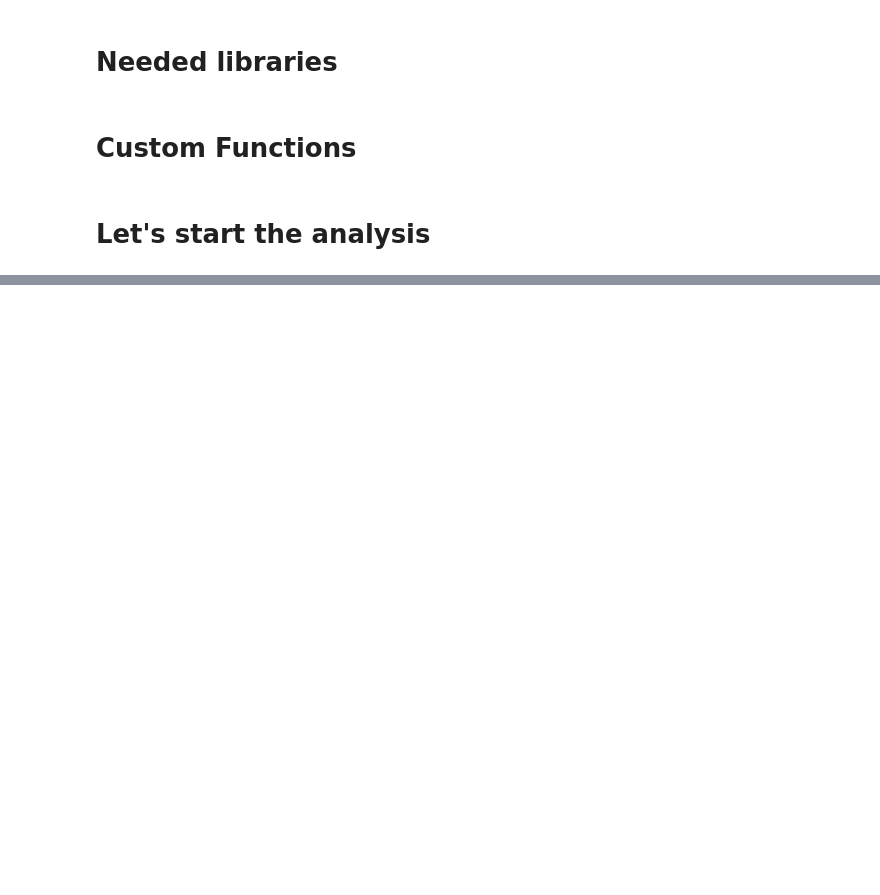
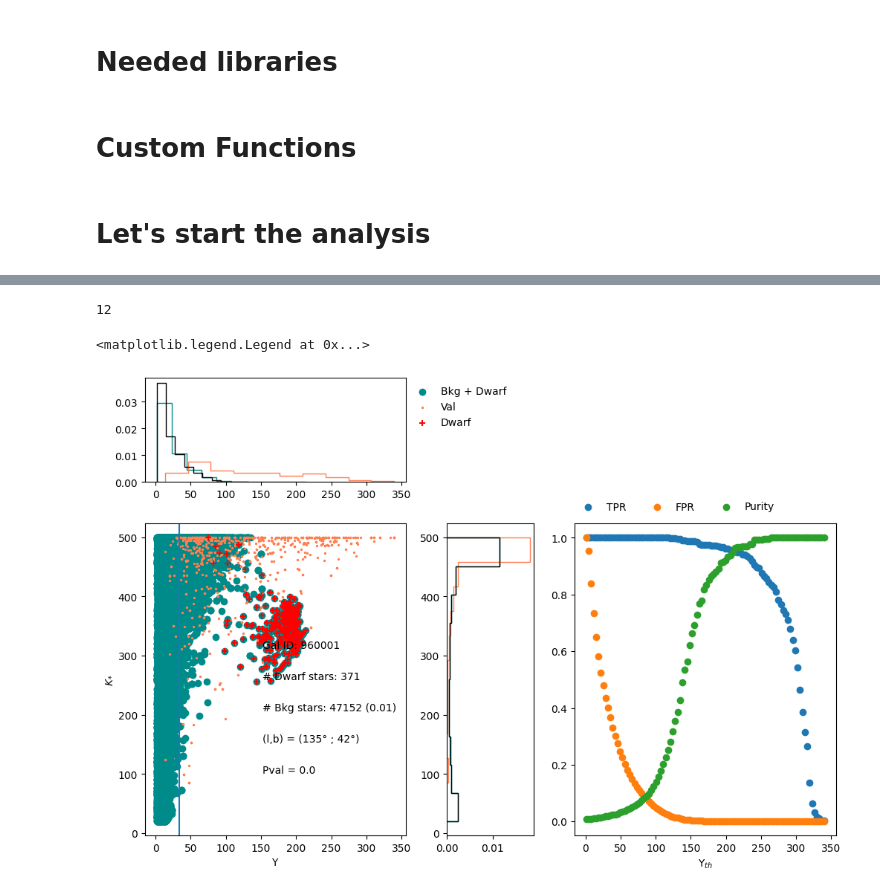
Before and after one commit to Martindelosrios/dwarf, a Jupyter notebook: codes/analysisVaryingPars.ipynb, the cells around one changed output, grey strips where cells are left out. Drawn from its saved outputs; the diff is of its cells as text; code cells hidden in the pictures; blank space fills up the shorter version.

```diff
--- a/codes/analysisVaryingPars.ipynb
+++ b/codes/analysisVaryingPars.ipynb
@@ -335,0 +356,4 @@ len(np.where(np.abs(glat) > 20)[0])
+# %%
+glon = glon[np.abs(glat) > 20]
+# %%
+glat = glat[np.abs(glat) > 20]
@@ -413,0 +452,65 @@ counter += counter
+# %%
+nups = 100
+
+aux_pur = np.zeros((len(upsilons), nups))
+aux_FNR = np.zeros((len(upsilons), nups))
+aux_FPR = np.zeros((len(upsilons), nups))
+
+for ipos in range(len(upsilons)):
+    upsilon = upsilons[ipos]
+    ind = np.arange(len(upsilon))[-nstars[ipos]:]
+    up_range = np.linspace(np.min(upsilon), np.max(upsilon), nups)
+
+    for iups in range(nups):
+        aux_pur[ipos, iups] = purity(upsilon, ind, up_th = up_range[iups])
+        aux_FNR[ipos, iups] = FNR(upsilon, ind, up_th = up_range[iups])
+        aux_FPR[ipos, iups] = FPR(upsilon, ind, up_th = up_range[iups])
+# %%
+len(upsilons)
+# %% [output]
+12
+# %%
+i = 1
+statistic, p_value = ks_2samp(upsilons[i], upsilons_na[i])
+
+fig,ax = plt.subplots(2,3, gridspec_kw = {'width_ratios':[3,1,3], 'height_ratios':[1,3]},
+                     #sharex = 'col', sharey = 'row',
+                      figsize = (12,8))
+
+#plt.subplots_adjust()
+ax[0,0].hist(upsilons[i], histtype = 'step', density = True, color = 'darkcyan')
+ax[0,0].hist(upsilons_val[i], histtype = 'step', density = True, color = 'coral')
+#ax[0,0].hist(upsilons[i][-len(dw_data):], histtype = 'step', density = True, color = 'red')
+ax[0,0].hist(upsilons_na[i], histtype = 'step', density = True, color = 'black')
+
+ax[0,1].set_axis_off()
+
+ax[1,0].scatter(upsilons[i], kstars[i], label = 'Bkg + Dwarf', color = 'darkcyan')
+ax[1,0].scatter(upsilons_val[i], kstars_val[i], label = 'Val', color = 'coral', s = 2)
+ax[1,0].scatter(upsilons[i][-nstars[i]:], kstars[i][-nstars[i]:], label = 'Dwarf', color = 'red', marker = '+')
+ax[1,0].legend(loc = 'upper right', bbox_to_anchor = (1.42,1.47), frameon = False)
+ax[1,0].axvline(x = up_th)
+
+ax[1,1].hist(kstars[i], histtype = 'step', density = True, color = 'darkcyan', orientation='horizontal')
+ax[1,1].hist(kstars_val[i], histtype = 'step', density = True, color = 'coral', orientation='horizontal')
+#ax[1,1].hist(kstars[i][-len(dw_data):], histtype = 'step', density = True, color = 'red', orientation='horizontal')
+ax[1,1].hist(kstars_na[i], histtype = 'step', density = True, color = 'black', orientation='horizontal')
+
+ax[1,0].set_xlabel('$\\Upsilon$')
+ax[1,0].set_ylabel('$K_{*}$')
+
+ax[1,0].text(0.45, 0.6,'Gal ID: {}'.format(Ids[i]), transform = ax[1,0].transAxes)
+ax[1,0].text(0.45, 0.5,'# Dwarf stars: {}'.format(nstars[i]), transform = ax[1,0].transAxes)
+ax[1,0].text(0.45, 0.4,'# Bkg stars: {} ({:.2f})'.format(len(upsilons[i]) - nstars[i], nstars[i] / (len(upsilons[i]) - nstars[i])), transform = ax[1,0].transAxes)
+ax[1,0].text(0.45, 0.3,'(l,b) = ({:.0f}° ; {:.0f}°)'.format(glons[i], glats[i]), transform = ax[1,0].transAxes)
+ax[1,0].text(0.45, 0.2,'Pval = {:.1f}'.format(p_value), transform = ax[1,0].transAxes)
+
+ax[0,2].set_axis_off()
+ax[1,2].scatter(up_range, (1-aux_FNR[i,:]), label = 'TPR')
+ax[1,2].scatter(up_range, aux_FPR[i,:], label = 'FPR')
+ax[1,2].scatter(up_range, aux_pur[i,:], label = 'Purity')
+ax[1,2].set_xlabel('$\\Upsilon_{th}$')
+ax[1,2].legend(loc = 'upper right', bbox_to_anchor = (0.80,1.10), frameon = False, ncol = 3)
+# %% [output]
+<matplotlib.legend.Legend at 0x...>
+[figure, added]
```
Also changed, not shown: parts of 10 cells of this notebook.
